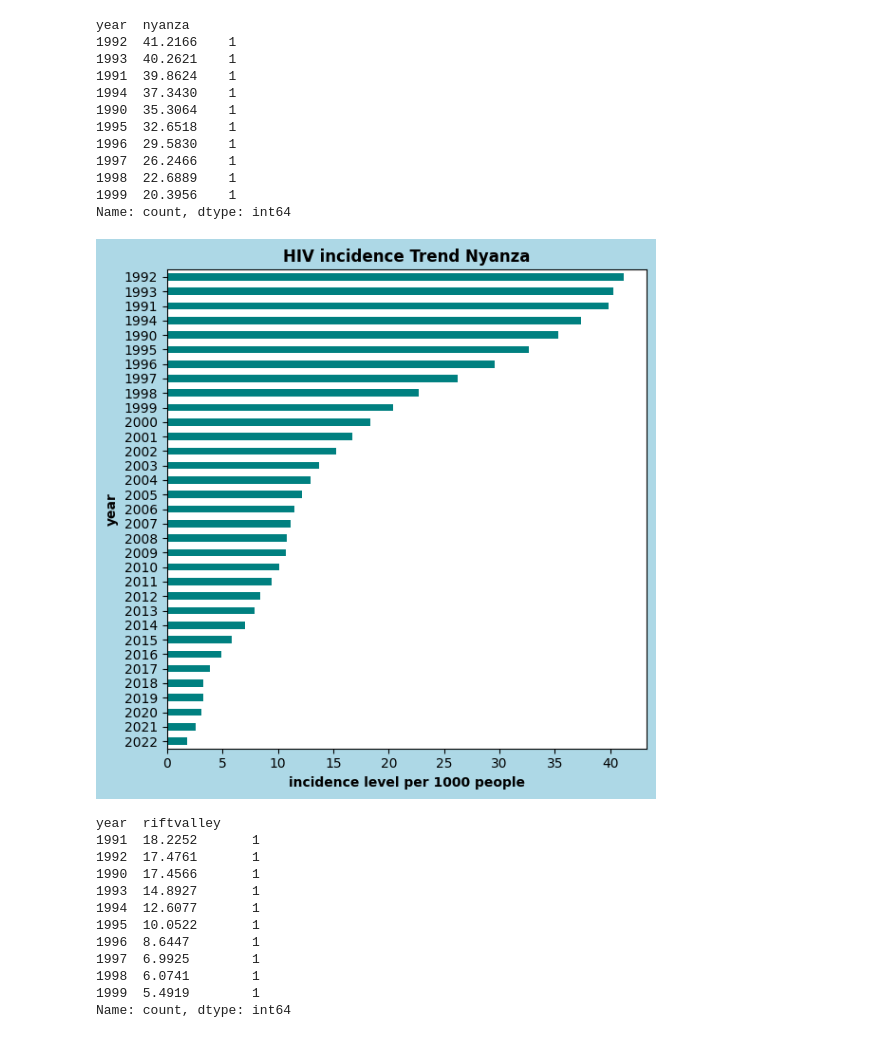
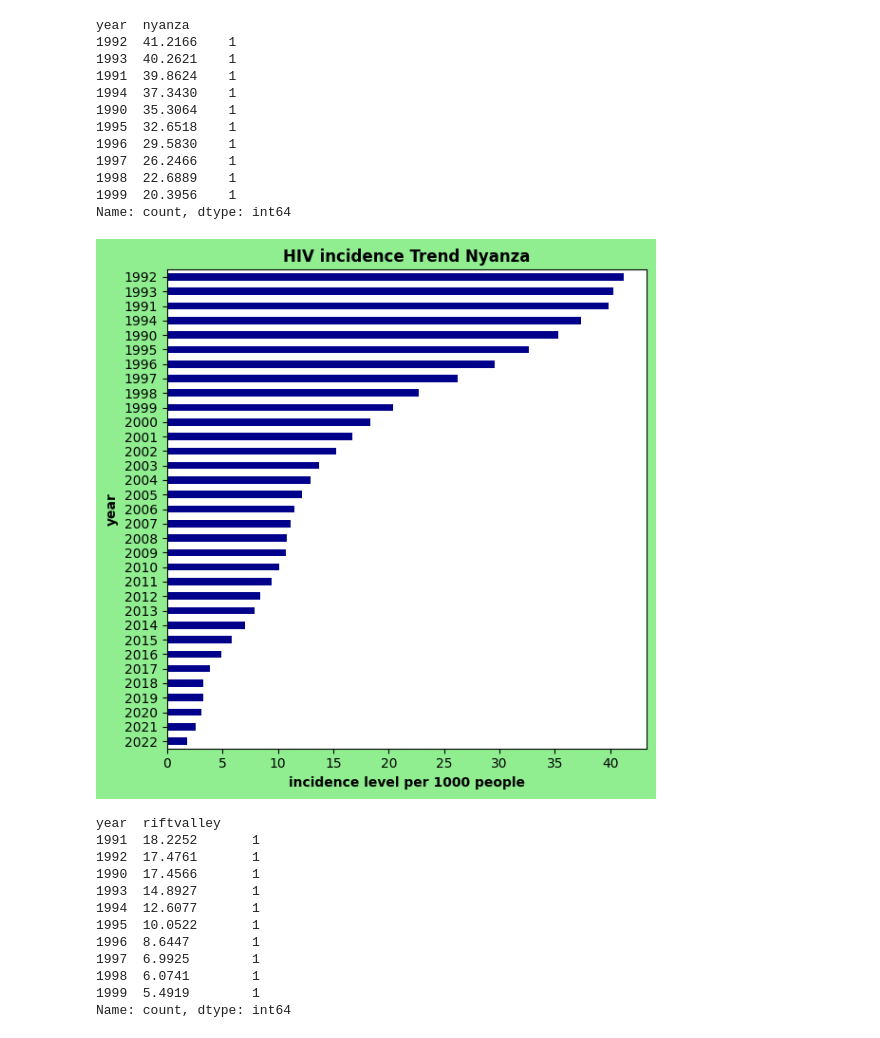
Before and after one commit to BrentOchieng/HIV-Incident-Analysis-1990-2030, a Jupyter notebook: HIV_Incidence_analysis_1990_2030.ipynb, the cells around one changed output. Cells and saved outputs as stored; diff of their text form; code cells hidden in the pictures.

```diff
--- a/HIV_Incidence_analysis_1990_2030.ipynb
+++ b/HIV_Incidence_analysis_1990_2030.ipynb
@@ -233,16 +237,16 @@ year  nyanza
 Name: count, dtype: int64
 # %%
 trend_nyanza=df.groupby('year')['nyanza '].mean().sort_values(ascending=True)
-plt.figure(figsize=(6,6),facecolor='lightblue')
-trend_nyanza.plot(kind='barh',color='teal')
+plt.figure(figsize=(6,6),facecolor='lightgreen')
+trend_nyanza.plot(kind='barh',color='darkblue')
 plt.title('HIV incidence Trend Nyanza',fontweight='bold')
 plt.xlabel('incidence level per 1000 people',fontweight='bold')
 plt.ylabel('year',fontweight='bold')
 plt.xticks(rotation=0)
 plt.tight_layout()
 plt.show()
 # %% [output]
-[figure, old version]
+[figure, new version]
 # %%
 #incidence trend rift valley
 df.groupby('year')['riftvalley'].value_counts().sort_index(level='riftvalley',ascending=False).head(10)
```
Also changed, not shown: parts of 4 cells of this notebook.
